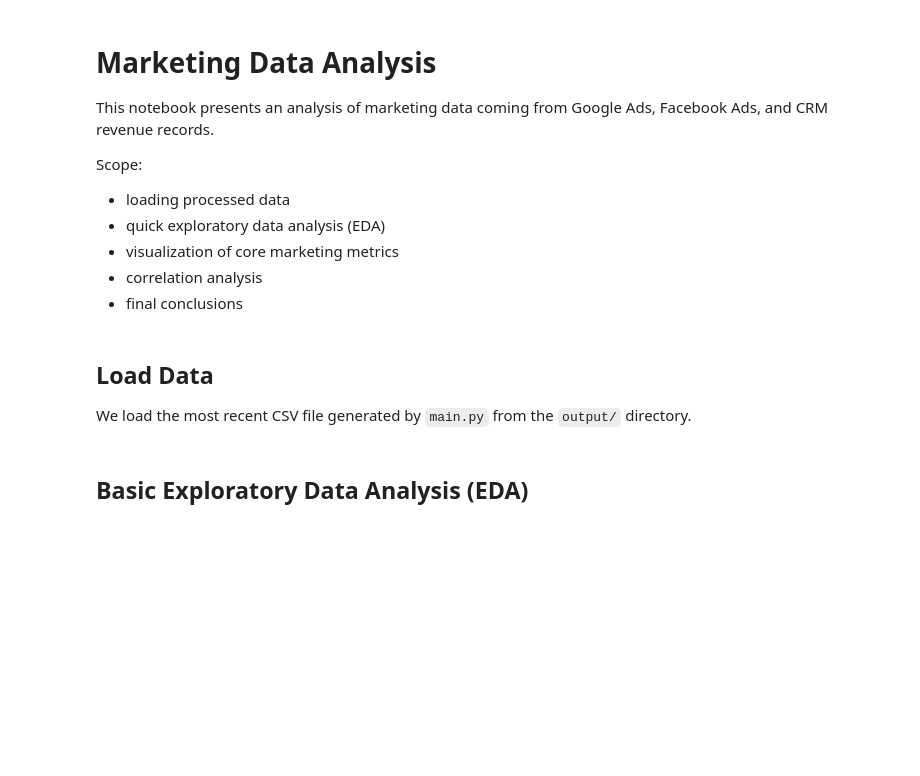
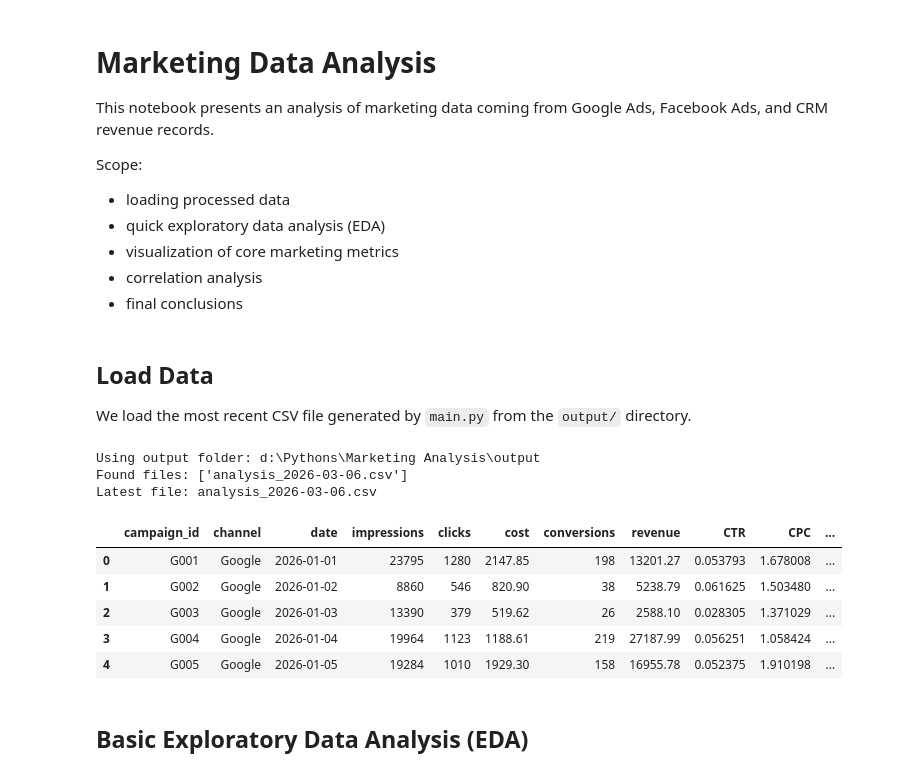
Before and after one commit to kszlosarczyk/Marketing-Data-Analysis, a Jupyter notebook: Marketing Analysis.ipynb, the cells around one changed output. Drawn from its saved outputs; the diff is of its cells as text; code cells hidden in the pictures; blank space fills up the shorter version.

```diff
--- a/Marketing Analysis.ipynb
+++ b/Marketing Analysis.ipynb
@@ -20,26 +20,36 @@ pd.set_option('display.max_columns', 50)
 ## Load Data
 We load the most recent CSV file generated by `main.py` from the `output/` directory.
 # %%
-OUTPUT_DIR = r"d:\Pythons\Marketing Analysis\output"
+OUTPUT_DIR = r"...\Marketing Analysis\output" #add your path for output directory
 
 print("Using output folder:", OUTPUT_DIR)
 
 files = [
     f for f in os.listdir(OUTPUT_DIR)
     if f.startswith("analysis") and f.endswith(".csv")
 ]
 
 print("Found files:", files)
 
 if not files:
     raise FileNotFoundError("No CSV files in output folder/. Run main.py. first")
 
 latest_file = sorted(files)[-1]
 print("Latest file:", latest_file)
 
 df = pd.read_csv(os.path.join(OUTPUT_DIR, latest_file))
 
 df.head()
+# %% [output]
+Using output folder: d:\Pythons\Marketing Analysis\output
+Found files: ['analysis_2026-03-06.csv']
+Latest file: analysis_2026-03-06.csv
+|  | campaign_id | channel | date | impressions | clicks | cost | conversions | revenue | CTR | CPC | ... |
+| 0 | G001 | Google | 2026-01-01 | 23795 | 1280 | 2147.85 | 198 | 13201.27 | 0.053793 | 1.678008 | ... |
+| 1 | G002 | Google | 2026-01-02 | 8860 | 546 | 820.90 | 38 | 5238.79 | 0.061625 | 1.503480 | ... |
+| 2 | G003 | Google | 2026-01-03 | 13390 | 379 | 519.62 | 26 | 2588.10 | 0.028305 | 1.371029 | ... |
+| 3 | G004 | Google | 2026-01-04 | 19964 | 1123 | 1188.61 | 219 | 27187.99 | 0.056251 | 1.058424 | ... |
+| 4 | G005 | Google | 2026-01-05 | 19284 | 1010 | 1929.30 | 158 | 16955.78 | 0.052375 | 1.910198 | ... |
 # %% [markdown]
 ## Basic Exploratory Data Analysis (EDA)
 # %%
```
Also changed, not shown: parts of 8 cells of this notebook.
